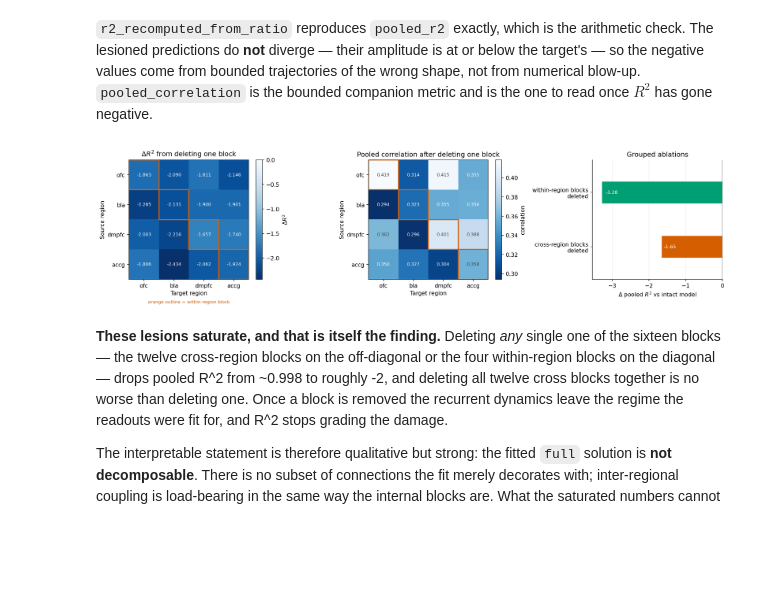
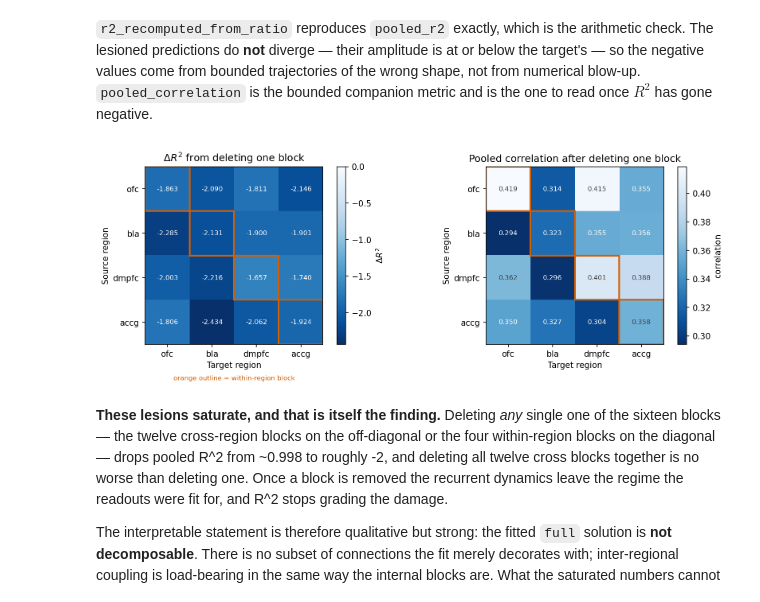
Before and after one commit to gprabaha/dal_monte_2022_analysis, a Jupyter notebook: notebooks/fixation_mrnn_model_selection.ipynb, the cells around one changed output. Saved outputs shown, nothing was run; the diff lists cells and outputs as text; code cells hidden in the pictures; blank space fills up the shorter version.

```diff
--- a/notebooks/fixation_mrnn_model_selection.ipynb
+++ b/notebooks/fixation_mrnn_model_selection.ipynb
@@ -1128,7 +1128,7 @@ pairwise = ablation_table[ablation_table["ablation"].str.contains("->")].copy()
 pairwise["source"] = pairwise["ablation"].str.split(" -> ").str[0]
 pairwise["target"] = pairwise["ablation"].str.split(" -> ").str[1]
 
-fig, axes = plt.subplots(1, 3, figsize=(16.0, 4.2), dpi=130, gridspec_kw={"width_ratios": [1.15, 1.15, 1.0]})
+fig, axes = plt.subplots(1, 2, figsize=(11.5, 4.2), dpi=130)
 
 
 def draw_block_grid(ax, value_column, title, colorbar_label, *, sequential_low_is_bad):
@@ -1158,53 +1158,34 @@ def draw_block_grid(ax, value_column, title, colorbar_label, *, sequential_low_i
             is_dark = span > 0 and (value - vmin) < 0.5 * span
             ax.text(j, i, f"{value:.3f}", ha="center", va="center", fontsize=8,
                     color="white" if is_dark else "0.25")
     # Mark the diagonal: those are within-region blocks, not inter-regional ones.
     for i in range(len(regions)):
         ax.add_patch(plt.Rectangle((i - 0.5, i - 0.5), 1, 1, fill=False,
                                    edgecolor="#D55E00", linewidth=2.0))
     fig.colorbar(image, ax=ax, fraction=0.046, label=colorbar_label)
 
 
 draw_block_grid(
     axes[0],
     "delta_r2",
     "$\\Delta R^2$ from deleting one block",
     "$\\Delta R^2$",
     sequential_low_is_bad=True,
 )
 draw_block_grid(
     axes[1],
     "pooled_correlation",
     "Pooled correlation after deleting one block",
     "correlation",
     sequential_low_is_bad=False,
 )
 axes[0].text(0.5, -0.20, "orange outline = within-region block", transform=axes[0].transAxes,
              ha="center", fontsize=8, color="#D55E00")
 
-ax = axes[2]
-grouped = ablation_table[ablation_table["ablation"].isin(["all cross-region", "all within-region"])]
-bars = ax.barh(
-    [a.replace("all ", "") + " blocks\ndeleted" for a in grouped["ablation"]],
-    grouped["delta_r2"],
-    color=[ARCH_COLORS["cross_region_with_self_diagonal"], ARCH_COLORS["within_region"]],
-    height=0.4,
-)
-ax.axvline(0.0, color="0.3", linewidth=0.9)
-ax.set_xlabel("$\\Delta$ pooled $R^2$ vs intact model")
-ax.set_title("Grouped ablations")
-ax.set_ylim(-0.6, 1.6)
-ax.margins(x=0.08)
-ax.grid(axis="x", color="0.92", linewidth=0.8)
-ax.set_axisbelow(True)
-ax.spines[["top", "right"]].set_visible(False)
-for bar, value in zip(bars, grouped["delta_r2"]):
-    ax.text(value * 0.97, bar.get_y() + bar.get_height() / 2, f"{value:.2f}", va="center",
-            ha="left", fontsize=8.5, color="white")
 fig.tight_layout()
 display_figure(fig)
 # %% [output]
-[figure, old version]
+[figure, new version]
 # %% [markdown]
 **These lesions saturate, and that is itself the finding.** Deleting *any* single one of the
 sixteen blocks — the twelve cross-region blocks on the off-diagonal or the four within-region
```
Also changed, not shown: parts of 7 cells of this notebook.
